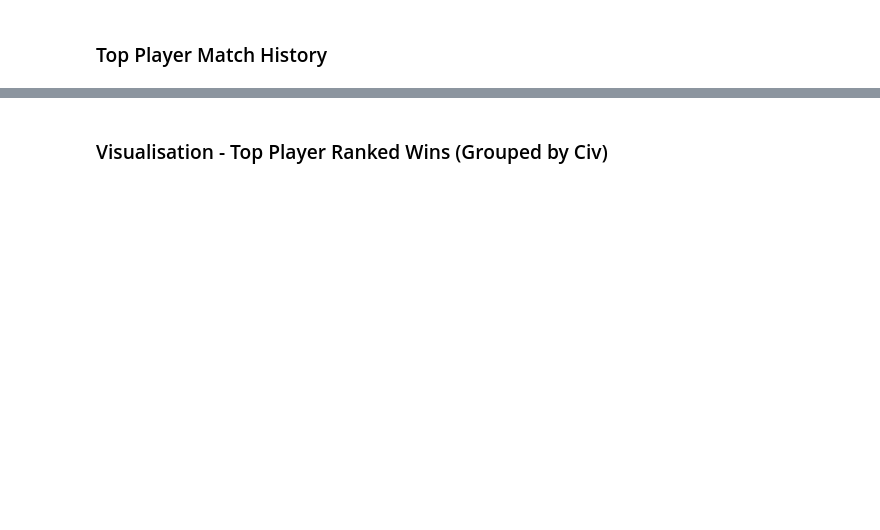
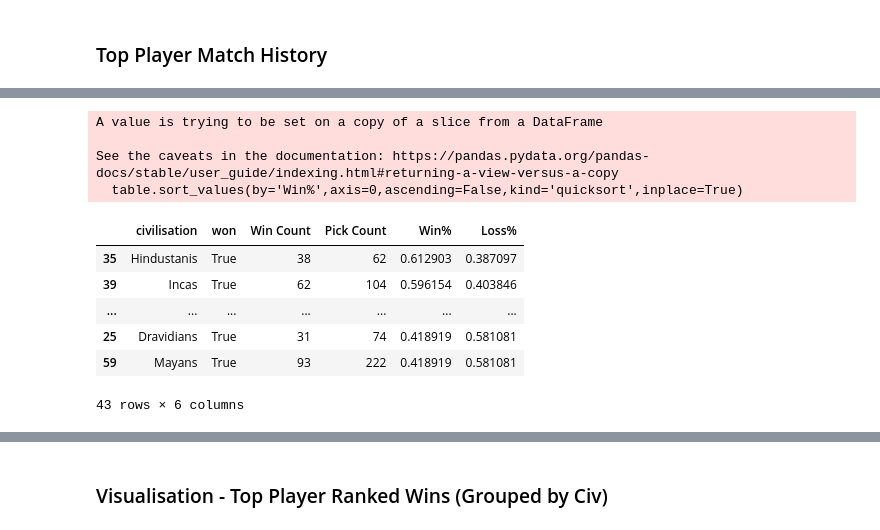
Before and after one commit to Filpill/AoE2Data, a Jupyter notebook: AoE2_APIData.ipynb, the cells around one changed output, grey strips where cells are left out. Saved outputs shown, nothing was run; the diff lists cells and outputs as text; code cells hidden in the pictures; blank space fills up the shorter version.

```diff
--- a/AoE2_APIData.ipynb
+++ b/AoE2_APIData.ipynb
@@ -333,0 +424,15 @@ df
+# %%
+df_all_matches_civ_winrate = win_loss_fraction(df_all_matches_civ_winrate)
+df_all_matches_civ_winrate
+# %% [output]
+A value is trying to be set on a copy of a slice from a DataFrame
+
+See the caveats in the documentation: https://pandas.pydata.org/pandas-docs/stable/user_guide/indexing.html#returning-a-view-versus-a-copy
+  table.sort_values(by='Win%',axis=0,ascending=False,kind='quicksort',inplace=True)
+|  | civilisation | won | Win Count | Pick Count | Win% | Loss% |
+| 35 | Hindustanis | True | 38 | 62 | 0.612903 | 0.387097 |
+| 39 | Incas | True | 62 | 104 | 0.596154 | 0.403846 |
+| ... | ... | ... | ... | ... | ... | ... |
+| 25 | Dravidians | True | 31 | 74 | 0.418919 | 0.581081 |
+| 59 | Mayans | True | 93 | 222 | 0.418919 | 0.581081 |
+43 rows × 6 columns
```
Also changed, not shown: parts of 18 cells of this notebook, 4 other files.
